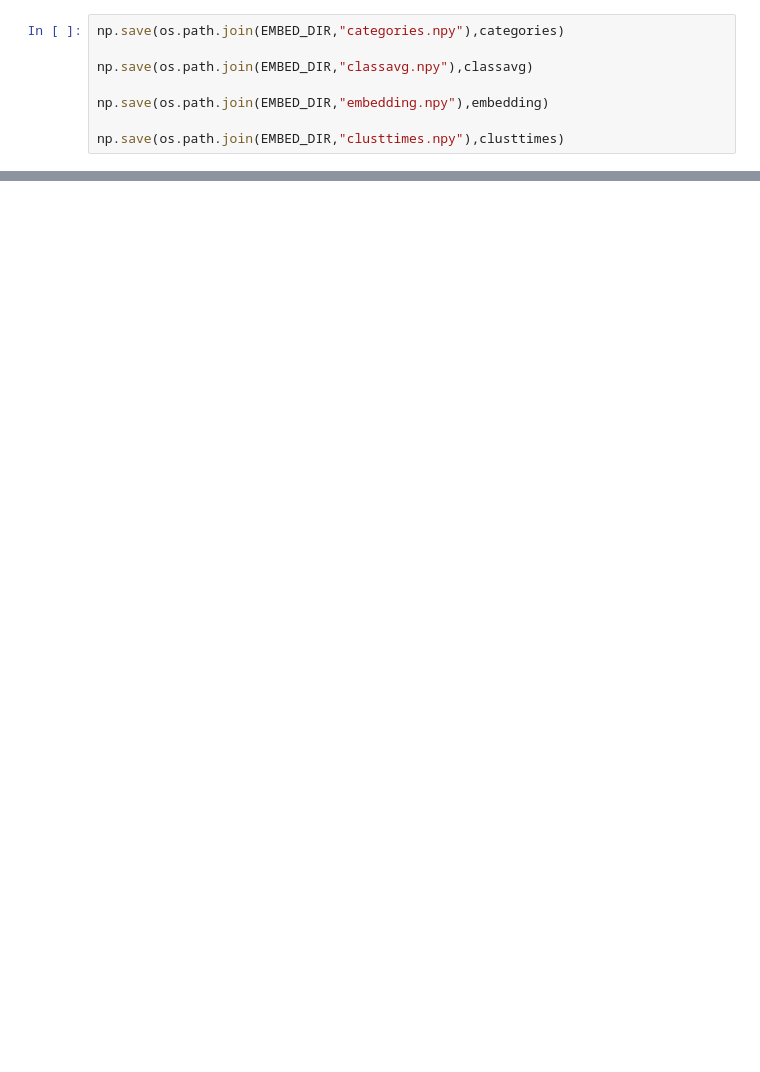
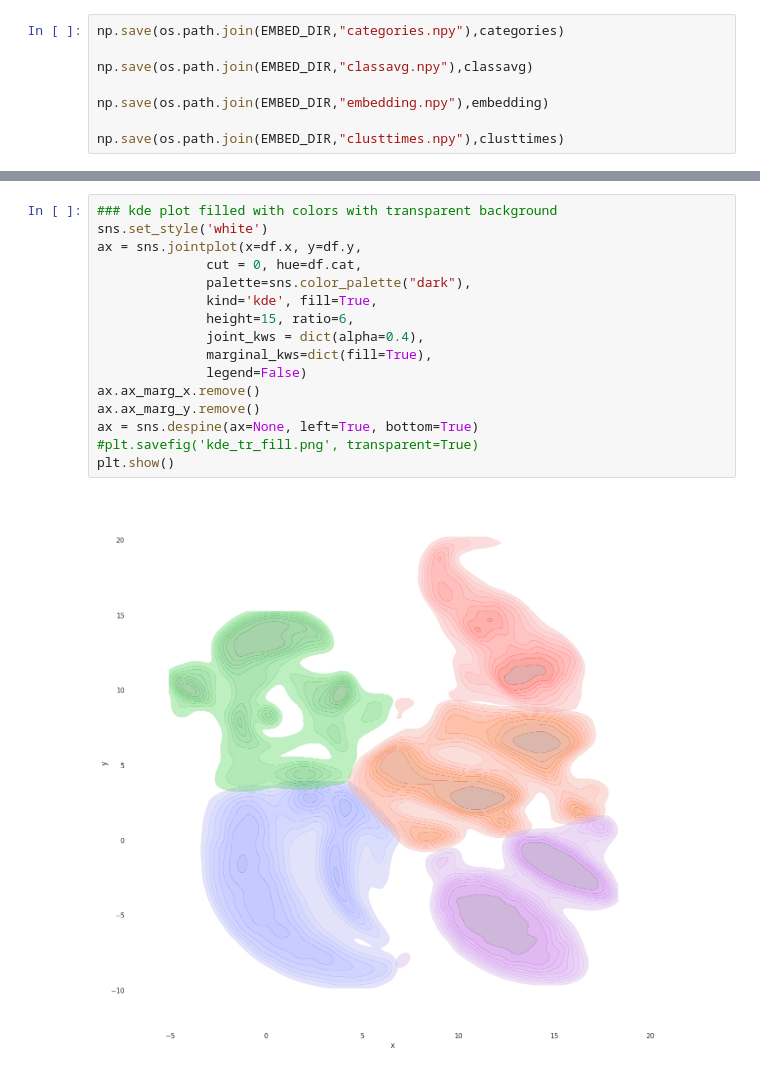
Before and after one commit to lachlanc61/ColourspecXFM, a Jupyter notebook: notebooks/geopixe_seg.ipynb, the cells around one changed output, grey strips where cells are left out. Saved outputs shown, nothing was run; the diff lists cells and outputs as text; blank space fills up the shorter version.

```diff
--- a/notebooks/geopixe_seg.ipynb
+++ b/notebooks/geopixe_seg.ipynb
@@ -281,0 +319,18 @@ AttributeError: 'numpy.ndarray' object has no attribute 'set_yscale'
+# %%
+### kde plot filled with colors with transparent background
+sns.set_style('white')
+ax = sns.jointplot(x=df.x, y=df.y,
+              cut = 0, hue=df.cat,
+              palette=sns.color_palette("dark"),
+              kind='kde', fill=True,
+              height=15, ratio=6,
+              joint_kws = dict(alpha=0.4),
+              marginal_kws=dict(fill=True),
+              legend=False)
+ax.ax_marg_x.remove()
+ax.ax_marg_y.remove()
+ax = sns.despine(ax=None, left=True, bottom=True)
+#plt.savefig('kde_tr_fill.png', transparent=True)
+plt.show()
+# %% [output]
+[figure, added]
```
Also changed, not shown: parts of 10 cells of this notebook, 5 other files.
